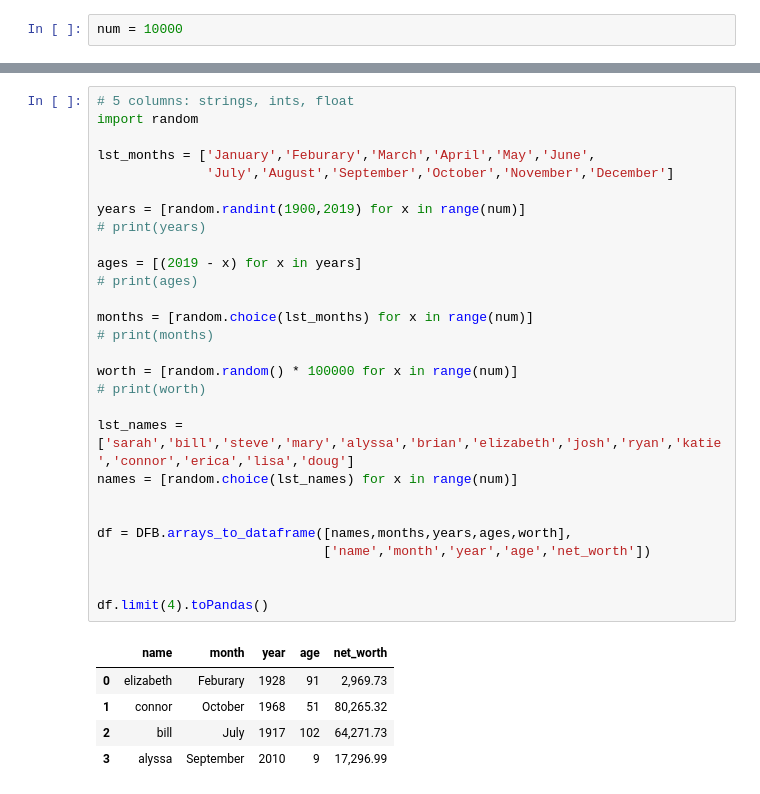
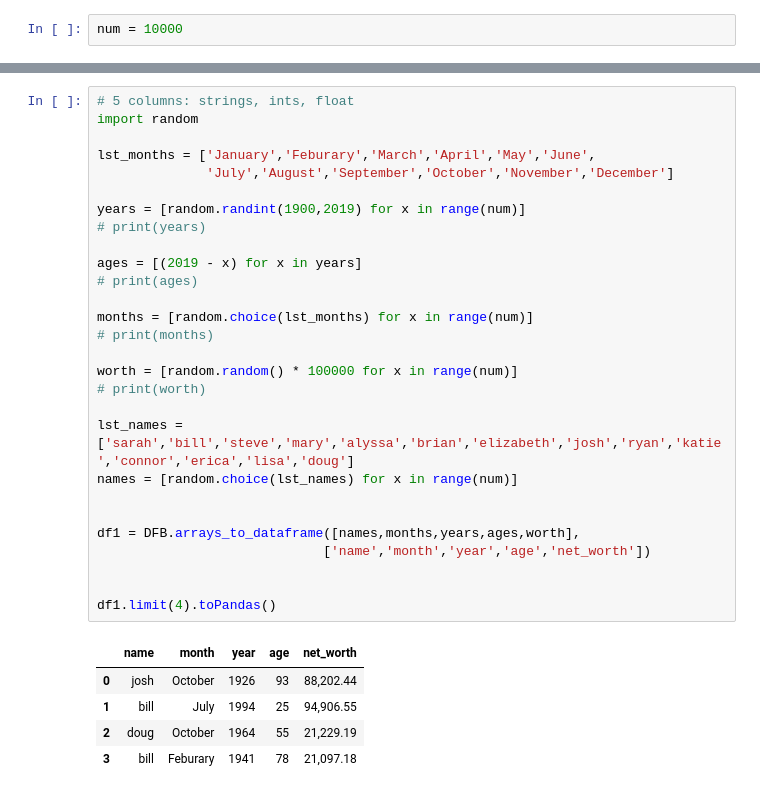
Before and after one commit to dmerz75/spark2_dfanalysis, a Jupyter notebook: notebooks/complete/Example_Dataframes.ipynb, the cells around one changed output, grey strips where cells are left out. Cells and saved outputs as stored; diff of their text form.

```diff
--- a/notebooks/complete/Example_Dataframes.ipynb
+++ b/notebooks/complete/Example_Dataframes.ipynb
@@ -104,34 +104,34 @@ df2.limit(4).toPandas()
 # %%
 # 5 columns: strings, ints, float
 import random
 
 lst_months = ['January','Feburary','March','April','May','June',
               'July','August','September','October','November','December']
 
 years = [random.randint(1900,2019) for x in range(num)]
 # print(years)
 
 ages = [(2019 - x) for x in years]
 # print(ages)
 
 months = [random.choice(lst_months) for x in range(num)]
 # print(months)
 
 worth = [random.random() * 100000 for x in range(num)]
 # print(worth)
 
 lst_names = ['sarah','bill','steve','mary','alyssa','brian','elizabeth','josh','ryan','katie','connor','erica','lisa','doug']
 names = [random.choice(lst_names) for x in range(num)]
 
 
-df = DFB.arrays_to_dataframe([names,months,years,ages,worth],
+df1 = DFB.arrays_to_dataframe([names,months,years,ages,worth],
                              ['name','month','year','age','net_worth'])
 
 
-df.limit(4).toPandas()
+df1.limit(4).toPandas()
 # %% [output]
 |  | name | month | year | age | net_worth |
-| 0 | elizabeth | Feburary | 1928 | 91 | 2,969.73 |
-| 1 | connor | October | 1968 | 51 | 80,265.32 |
-| 2 | bill | July | 1917 | 102 | 64,271.73 |
-| 3 | alyssa | September | 2010 | 9 | 17,296.99 |
+| 0 | josh | October | 1926 | 93 | 88,202.44 |
+| 1 | bill | July | 1994 | 25 | 94,906.55 |
+| 2 | doug | October | 1964 | 55 | 21,229.19 |
+| 3 | bill | Feburary | 1941 | 78 | 21,097.18 |
```
Also changed, not shown: parts of 3 cells of this notebook, 9 other files.
